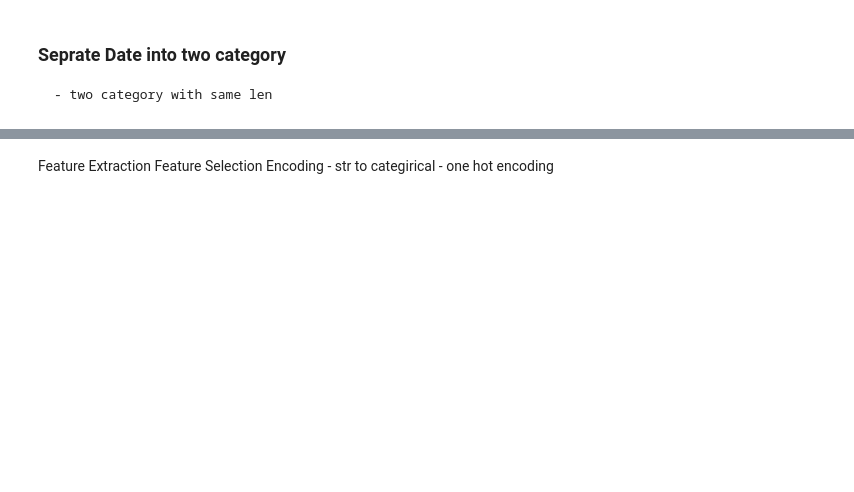
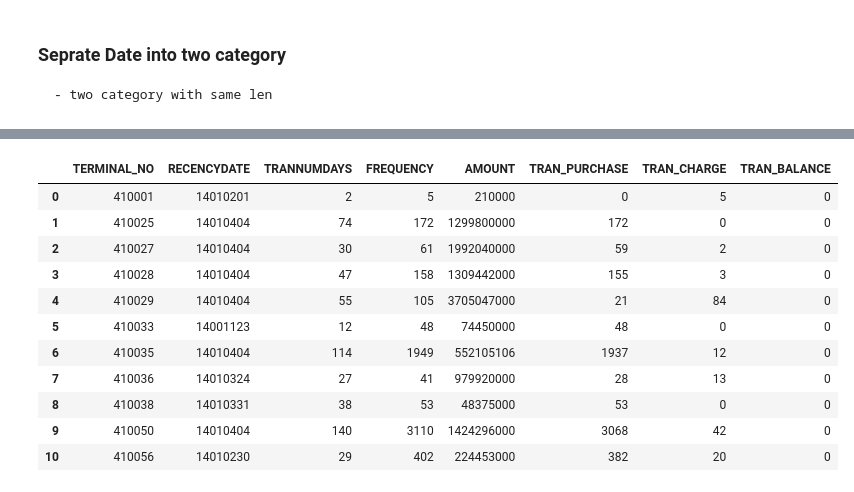
Before and after one commit to mahdi-ebrahimi-per/AI, a Jupyter notebook: 8- CLV/CLV.ipynb, the cells around one changed output, grey strips where cells are left out. Drawn from its saved outputs; the diff is of its cells as text; code cells hidden in the pictures; blank space fills up the shorter version.

```diff
--- a/8- CLV/CLV.ipynb
+++ b/8- CLV/CLV.ipynb
@@ -285,11 +232,16 @@ Trans_df.head()
 # %%
 TerminalNo_Unique = list(Trans_df.TERMINAL_NO.unique())
+
+
+# Columns = ["TERMINAL_NO"," RECENCYDATE", "TRANNUMDAYS", "FREQUENCY", "AMOUNT", "TC", "TRAN_PURCHASE", "TRAN_CHARGE", 'TRAN_BALANCE']
+Columns = ["TERMINAL_NO"," RECENCYDATE", "TRANNUMDAYS", "FREQUENCY", "AMOUNT", "TRAN_PURCHASE", "TRAN_CHARGE", 'TRAN_BALANCE']
+
 
 Max_RECENCYDATE = []
 Sum_TRANNUMDAYS = []
 Sum_FREQUENCY = []
 Sum_AMOUNT = []
-Sum_TC = []
+# Sum_TC = []
 Sum_TRAN_PURCHASE = []
 Sum_TRAN_CHARGE = []
 Sum_TRAN_BALANCE = []
@@ -308,40 +260,67 @@ for Terminal in TerminalNo_Unique:
 
 
 # Sum_FREQUENCY
 for Terminal in TerminalNo_Unique:
     Listed = Trans_df["FREQUENCY"][(Trans_df["TERMINAL_NO"]==Terminal)]
     Sum_FREQUENCY.append(sum(Listed))
 
 
 
 # Sum_AMOUNT
 for Terminal in TerminalNo_Unique:
     Listed = Trans_df["AMOUNT"][(Trans_df["TERMINAL_NO"]==Terminal)]
     Sum_AMOUNT.append(sum(Listed))
 
 
 
-# Sum_TC
-for Terminal in TerminalNo_Unique:
-    Listed = Trans_df["TC"][(Trans_df["TERMINAL_NO"]==Terminal)]
-    Sum_TC.append(sum(Listed))
+# # Sum_TC
+# for Terminal in TerminalNo_Unique:
+#     Listed = Trans_df["TC"][(Trans_df["TERMINAL_NO"]==Terminal)]
+#     Sum_TC.append(sum(Listed))
 
 
 
 # Sum_TRAN_PURCHASE
 for Terminal in TerminalNo_Unique:
     Listed = Trans_df["TRAN_PURCHASE"][(Trans_df["TERMINAL_NO"]==Terminal)]
     Sum_TRAN_PURCHASE.append(sum(Listed))
 
 
 
 # Sum_TRAN_CHARGE
 for Terminal in TerminalNo_Unique:
     Listed = Trans_df["TRAN_CHARGE"][(Trans_df["TERMINAL_NO"]==Terminal)]
     Sum_TRAN_CHARGE.append(sum(Listed))
+
+
+# Sum_TRAN_BALANCE
+for Terminal in TerminalNo_Unique:
+    Listed = Trans_df["TRAN_BALANCE"][(Trans_df["TERMINAL_NO"]==Terminal)]
+    Sum_TRAN_BALANCE.append(sum(Listed))
+
+
+# zipped = list(zip(TerminalNo_Unique, Max_RECENCYDATE, Sum_TRANNUMDAYS, Sum_FREQUENCY, Sum_AMOUNT, Sum_TC,
+#                   Sum_TRAN_PURCHASE, Sum_TRAN_CHARGE, Sum_TRAN_BALANCE))
+
+zipped = list(zip(TerminalNo_Unique, Max_RECENCYDATE, Sum_TRANNUMDAYS, Sum_FREQUENCY, Sum_AMOUNT,
+                  Sum_TRAN_PURCHASE, Sum_TRAN_CHARGE, Sum_TRAN_BALANCE))
+
+
+
+
+DataFrame = pd.DataFrame(zipped, columns=Columns)
+
+DataFrame
+# %% [output]
+|  | TERMINAL_NO | RECENCYDATE | TRANNUMDAYS | FREQUENCY | AMOUNT | TRAN_PURCHASE | TRAN_CHARGE | TRAN_BALANCE |
+| 0 | 410001 | 14010201 | 2 | 5 | 210000 | 0 | 5 | 0 |
+| 1 | 410025 | 14010404 | 74 | 172 | 1299800000 | 172 | 0 | 0 |
+| 2 | 410027 | 14010404 | 30 | 61 | 1992040000 | 59 | 2 | 0 |
+| 3 | 410028 | 14010404 | 47 | 158 | 1309442000 | 155 | 3 | 0 |
+| 4 | 410029 | 14010404 | 55 | 105 | 3705047000 | 21 | 84 | 0 |
+| 5 | 410033 | 14001123 | 12 | 48 | 74450000 | 48 | 0 | 0 |
+| 6 | 410035 | 14010404 | 114 | 1949 | 552105106 | 1937 | 12 | 0 |
+| 7 | 410036 | 14010324 | 27 | 41 | 979920000 | 28 | 13 | 0 |
+| 8 | 410038 | 14010331 | 38 | 53 | 48375000 | 53 | 0 | 0 |
+| 9 | 410050 | 14010404 | 140 | 3110 | 1424296000 | 3068 | 42 | 0 |
+| 10 | 410056 | 14010230 | 29 | 402 | 224453000 | 382 | 20 | 0 |
-# %% [markdown]
-Feature Extraction
-Feature Selection
-Encoding
-    - str to categirical
-    - one hot encoding
```
Also changed, not shown: parts of 23 cells of this notebook.
